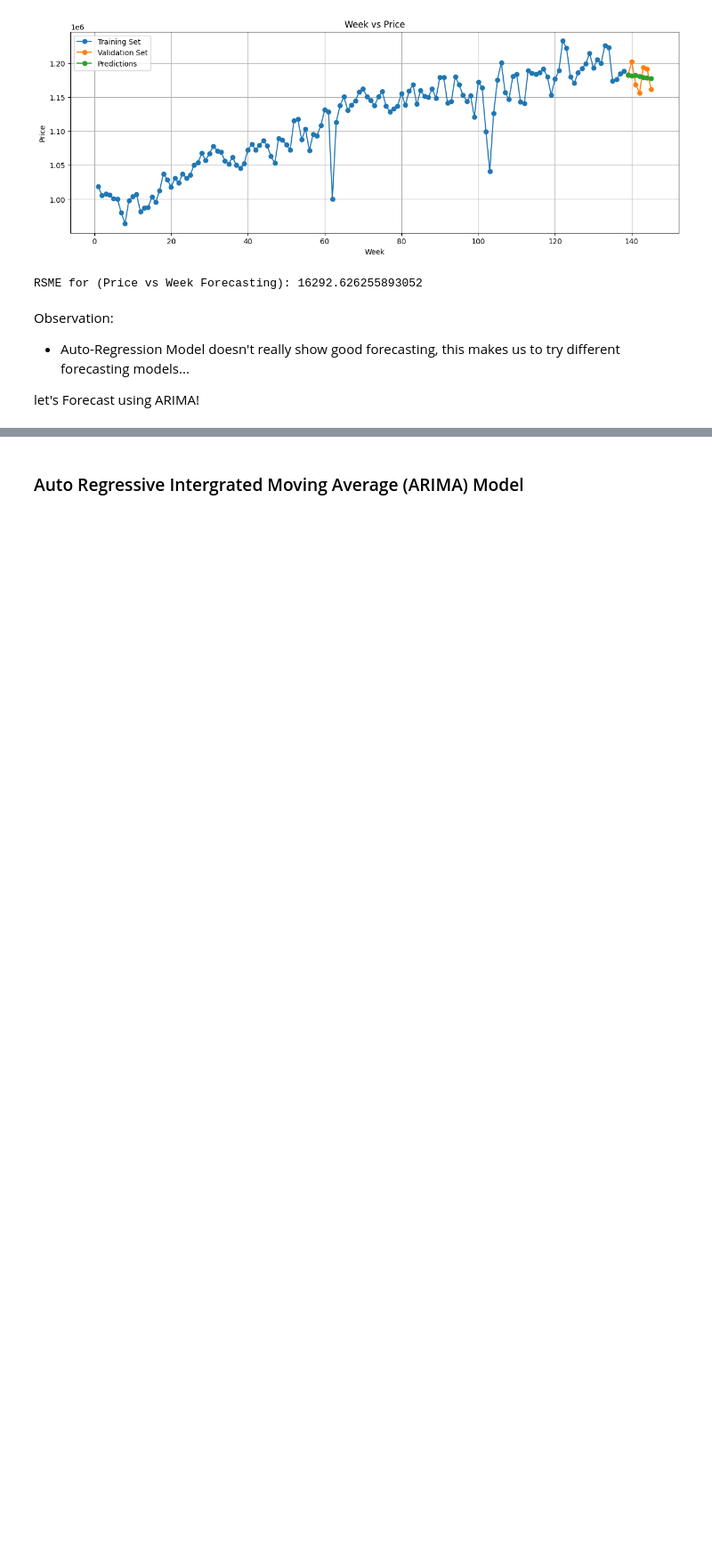
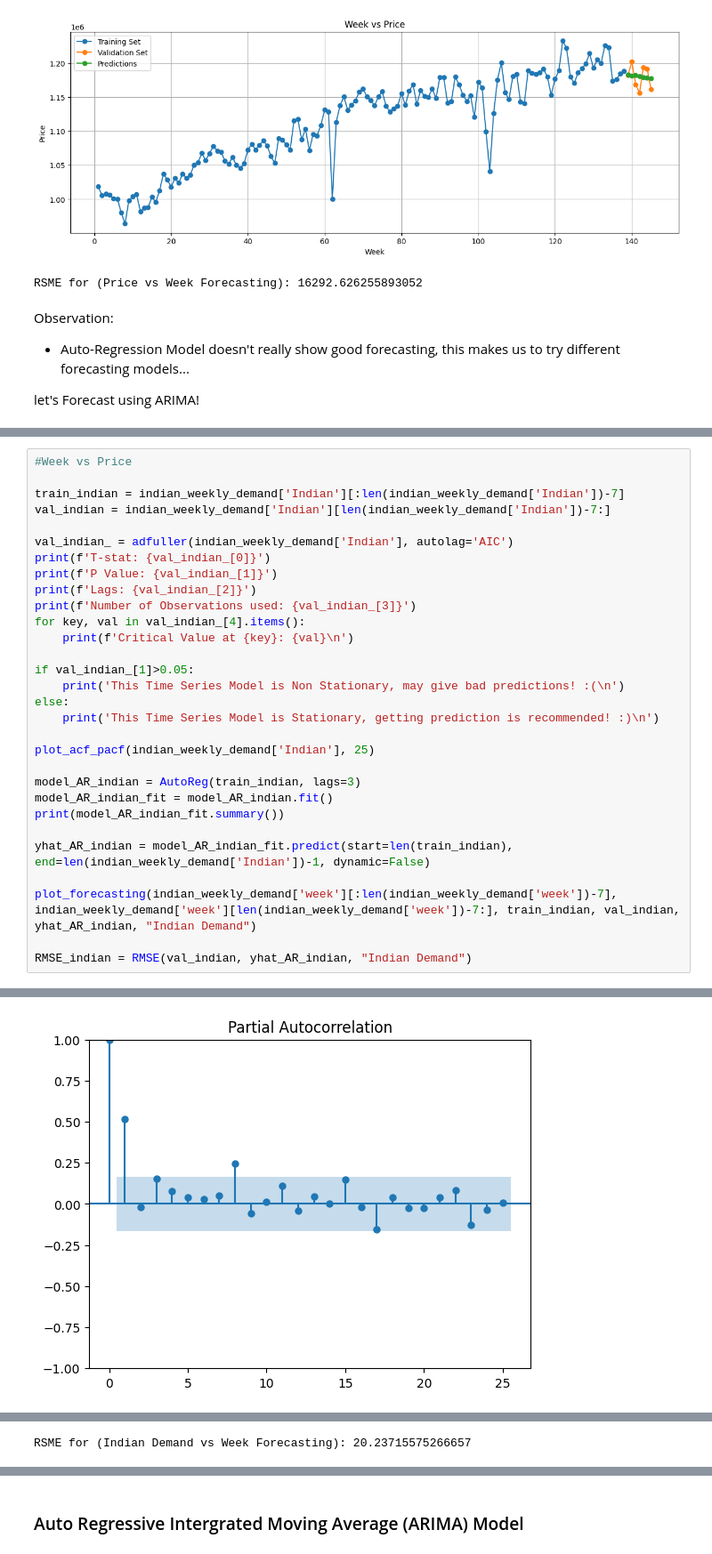
Before and after one commit to karnavivek/Food-Demand-Forecasting, a Jupyter notebook: Food Demand/main_fd.ipynb, the cells around one changed output, grey strips where cells are left out. Shown at 89% size. Saved outputs shown, nothing was run; the diff lists cells and outputs as text; blank space fills up the shorter version.

```diff
--- a/Food Demand/main_fd.ipynb
+++ b/Food Demand/main_fd.ipynb
@@ -579,0 +596,31 @@ let's Forecast using ARIMA!
+# %%
+#Week vs Price
+
+train_indian = indian_weekly_demand['Indian'][:len(indian_weekly_demand['Indian'])-7]
+val_indian = indian_weekly_demand['Indian'][len(indian_weekly_demand['Indian'])-7:]
+
+val_indian_ = adfuller(indian_weekly_demand['Indian'], autolag='AIC')
+print(f'T-stat: {val_indian_[0]}')
+print(f'P Value: {val_indian_[1]}')
+print(f'Lags: {val_indian_[2]}')
+print(f'Number of Observations used: {val_indian_[3]}')
+for key, val in val_indian_[4].items():
+    print(f'Critical Value at {key}: {val}\n')
+
+if val_indian_[1]>0.05:
+    print('This Time Series Model is Non Stationary, may give bad predictions! :(\n')
+else:
+    print('This Time Series Model is Stationary, getting prediction is recommended! :)\n')
+
+plot_acf_pacf(indian_weekly_demand['Indian'], 25)
+
+model_AR_indian = AutoReg(train_indian, lags=3)
+model_AR_indian_fit = model_AR_indian.fit()
+print(model_AR_indian_fit.summary())
+
+yhat_AR_indian = model_AR_indian_fit.predict(start=len(train_indian), end=len(indian_weekly_demand['Indian'])-1, dynamic=False)
+
+plot_forecasting(indian_weekly_demand['week'][:len(indian_weekly_demand['week'])-7], indian_weekly_demand['week'][len(indian_weekly_demand['week'])-7:], train_indian, val_indian, yhat_AR_indian, "Indian Demand")
+
+RMSE_indian = RMSE(val_indian, yhat_AR_indian, "Indian Demand")
+# %% [output]
@@ -579,0 +644 @@ let's Forecast using ARIMA!
+[figure, added]
@@ -579,0 +647 @@ let's Forecast using ARIMA!
+RSME for (Indian Demand vs Week Forecasting): 20.23715575266657
```
Also changed, not shown: parts of 5 cells of this notebook, 1 other file.
